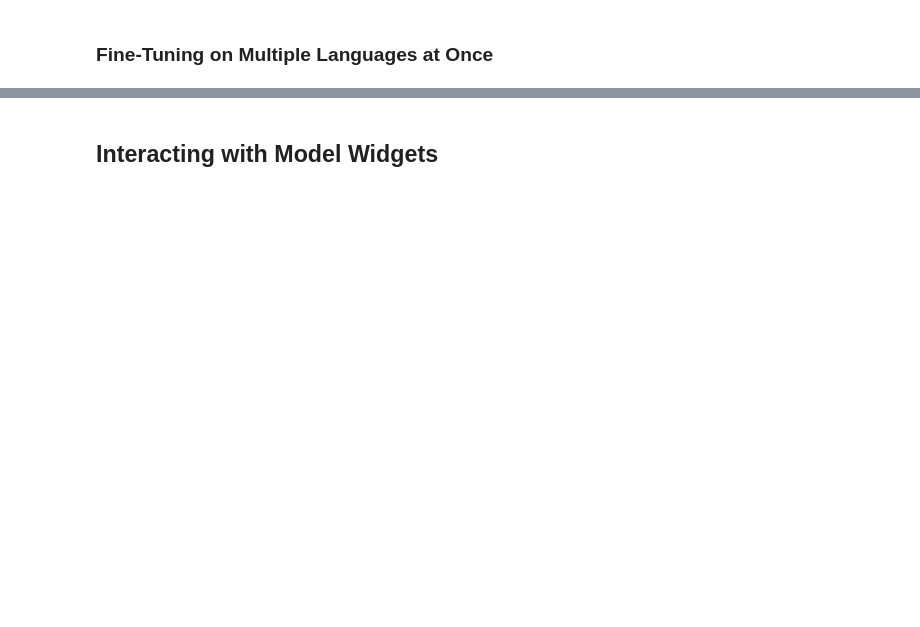
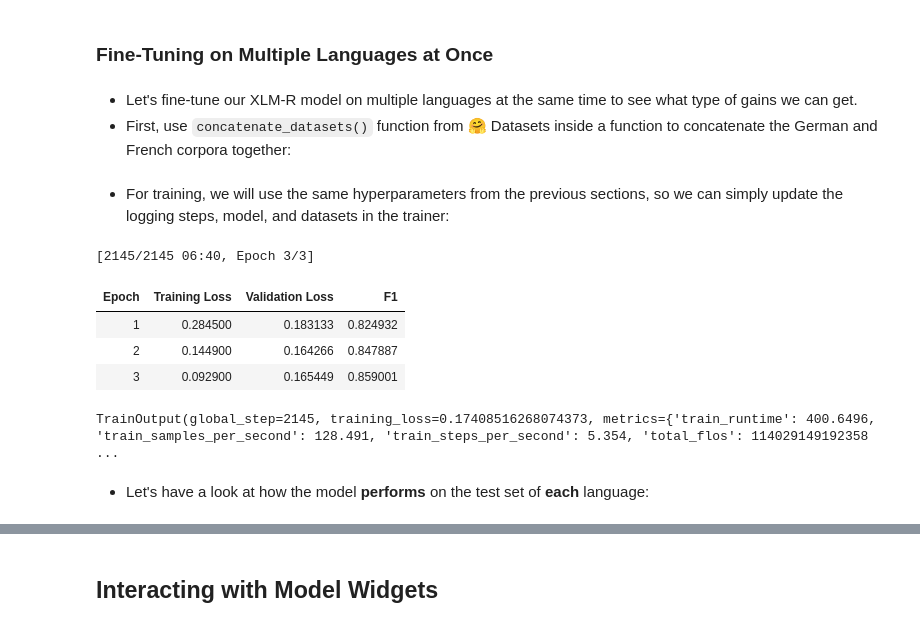
Before and after one commit to ahmad-alismail/NLP-with-Transformers, a Jupyter notebook: 4-nlp-with-transformers-multilingual-ner.ipynb, the cells around one changed output, grey strips where cells are left out. Saved outputs shown, nothing was run; the diff lists cells and outputs as text; code cells hidden in the pictures; blank space fills up the shorter version.

Commit message:
Kaggle Notebook | 4. NLP with Transformers: Multilingual NER | Version 15

```diff
--- a/4-nlp-with-transformers-multilingual-ner.ipynb
+++ b/4-nlp-with-transformers-multilingual-ner.ipynb
@@ -1163,29 +1220,53 @@ plt.show()
 # %% [markdown]
 ### Fine-Tuning on Multiple Languages at Once
+# %% [markdown]
+* Let's fine-tune our XLM-R model on multiple languages at the same time to see what type of gains we can get.
+* First, use `concatenate_datasets()` function from 🤗 Datasets inside a function to concatenate the German and French corpora together:
 # %%
-from datasets import concatenate_datasets
+from datasets import concatenate_datasets, DatasetDict
 
 def concatenate_splits(corpora):
+    # Initialize an empty DatasetDict to hold the concatenated datasets
     multi_corpus = DatasetDict()
+
+    # Loop through each split in the first corpus. i.e., train, test, validation
     for split in corpora[0].keys():
-        multi_corpus[split] = concatenate_datasets(
-            [corpus[split] for corpus in corpora]).shuffle(seed=42)
+        # Concatenate the split from each corpus
+        concat_split = concatenate_datasets([corpus[split] for corpus in corpora])
+        # Shuffle the concatenated split and add it to the multi_corpus dictionary
+        multi_corpus[split] = concat_split.shuffle(seed=42)
+
+    # Return the concatenated dataset
     return multi_corpus
 # %%
 panx_de_fr_encoded = concatenate_splits([panx_de_encoded, panx_fr_encoded])
+# %% [markdown]
+* For training, we will use the same hyperparameters from the previous sections, so we can simply update the logging steps, model, and datasets in the trainer:
 # %%
 # hide_output
 training_args.logging_steps = len(panx_de_fr_encoded["train"]) // batch_size
-training_args.push_to_hub = True
+training_args.push_to_hub = False ##True
 training_args.output_dir = "xlm-roberta-base-finetuned-panx-de-fr"
 
-trainer = Trainer(model_init=model_init, args=training_args,
-    data_collator=data_collator, compute_metrics=compute_metrics,
-    tokenizer=xlmr_tokenizer, train_dataset=panx_de_fr_encoded["train"],
-    eval_dataset=panx_de_fr_encoded["validation"])
+trainer = Trainer(model_init=model_init,
+                  args=training_args,
+                  data_collator=data_collator,
+                  compute_metrics=compute_metrics,
+                  tokenizer=xlmr_tokenizer,
+                  train_dataset=panx_de_fr_encoded["train"],
+                  eval_dataset=panx_de_fr_encoded["validation"])
 
 trainer.train()
-trainer.push_to_hub(commit_message="Training completed!")
+#trainer.push_to_hub(commit_message="Training completed!")
+# %% [output]
+[2145/2145 06:40, Epoch 3/3]
+| Epoch | Training Loss | Validation Loss | F1 |
+| 1 | 0.284500 | 0.183133 | 0.824932 |
+| 2 | 0.144900 | 0.164266 | 0.847887 |
+| 3 | 0.092900 | 0.165449 | 0.859001 |
+TrainOutput(global_step=2145, training_loss=0.17408516268074373, metrics={'train_runtime': 400.6496, 'train_samples_per_second': 128.491, 'train_steps_per_second': 5.354, 'total_flos': 114029149192358 ...
+# %% [markdown]
+* Let's have a look at how the model **performs** on the test set of **each** language:
 # %%
 #hide_output
 for lang in langs:
```
Also changed, not shown: parts of 20 cells of this notebook.
